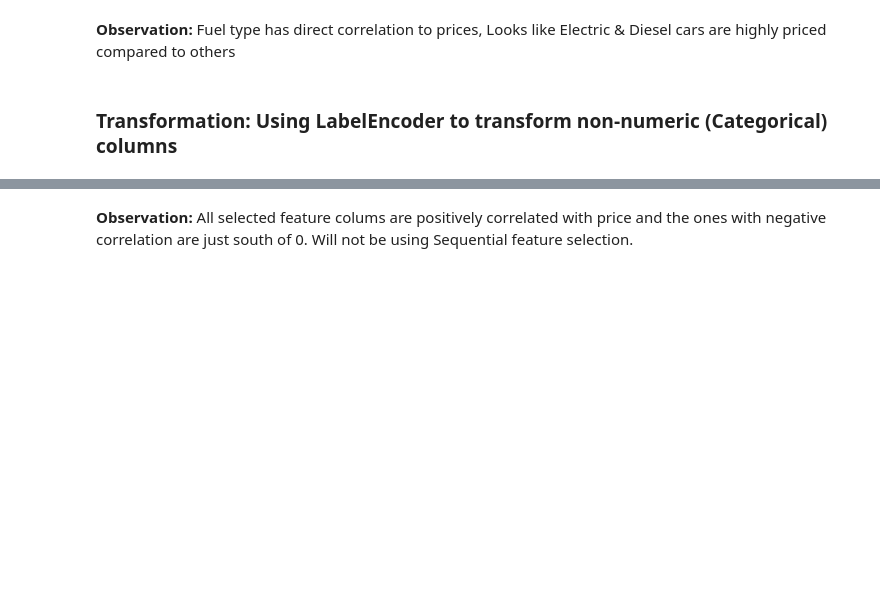
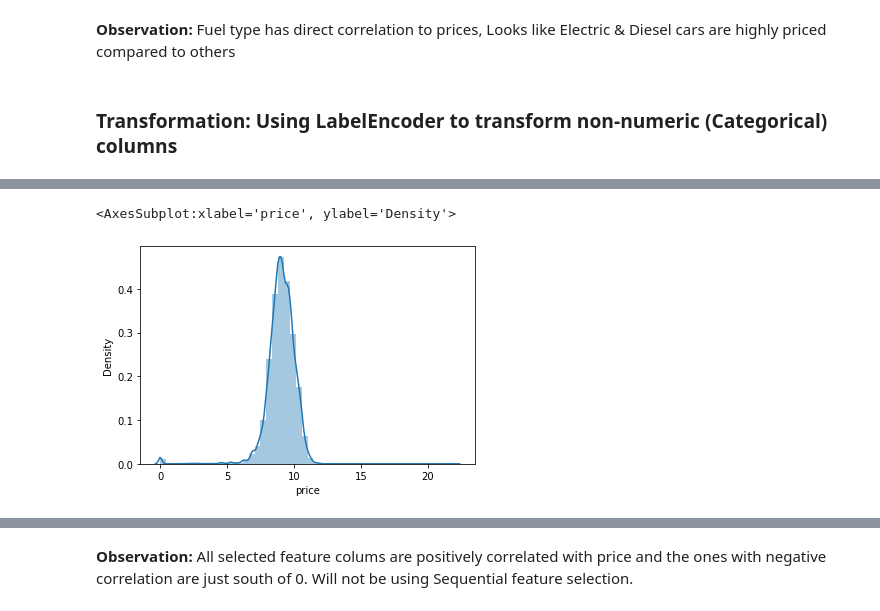
Before and after one commit to rajsandilya/practical_application_II, a Jupyter notebook: prompt_II.ipynb, the cells around one changed output, grey strips where cells are left out. Saved outputs shown, nothing was run; the diff lists cells and outputs as text; code cells hidden in the pictures; blank space fills up the shorter version.

```diff
--- a/prompt_II.ipynb
+++ b/prompt_II.ipynb
@@ -216,4 +216,9 @@ memory usage: 6.5 MB
 None
+# %%
+sns.distplot(np.log(used_cars_enc['price']))
+# %% [output]
+<AxesSubplot:xlabel='price', ylabel='Density'>
+[figure, added]
 # %%
 f, ax = plt.subplots(figsize=(15, 12))
 ax.set_title('Correlation Heatmap for Used Cars Clean & Encoded Dataset', pad=20,fontsize = 20)
```
Also changed, not shown: parts of 21 cells of this notebook.
